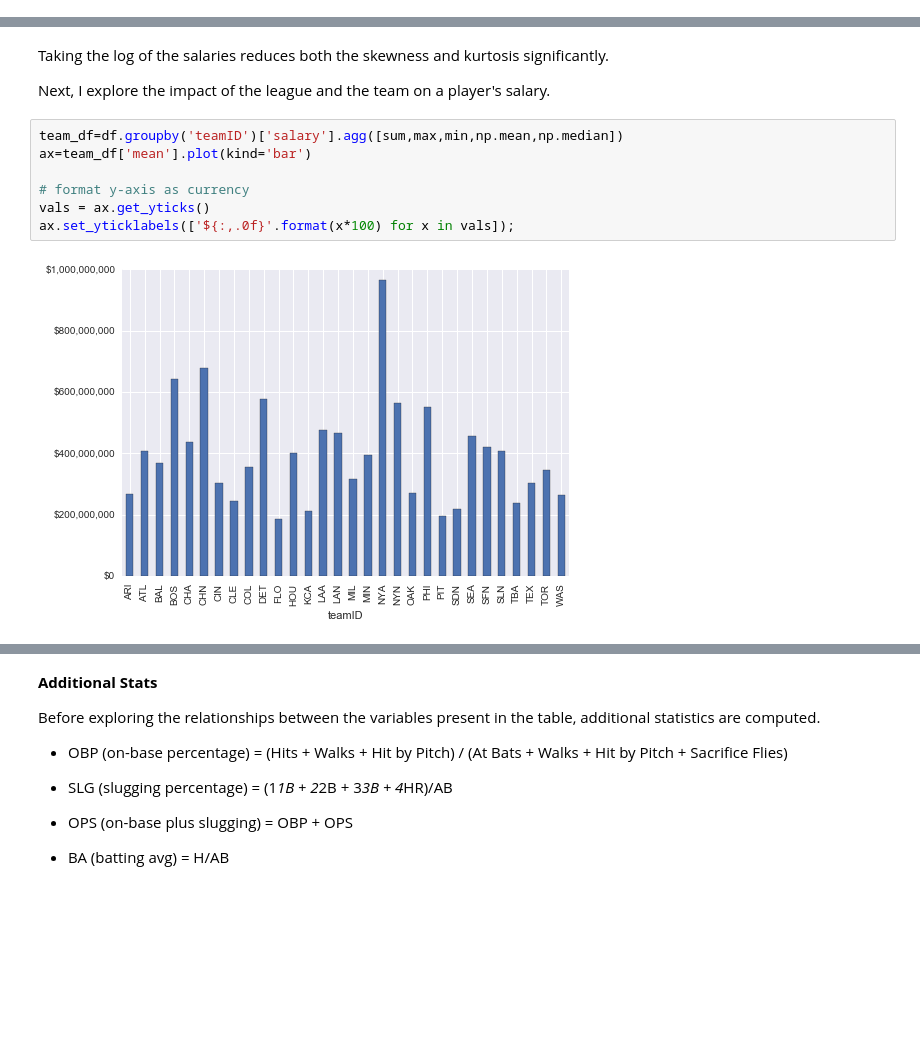
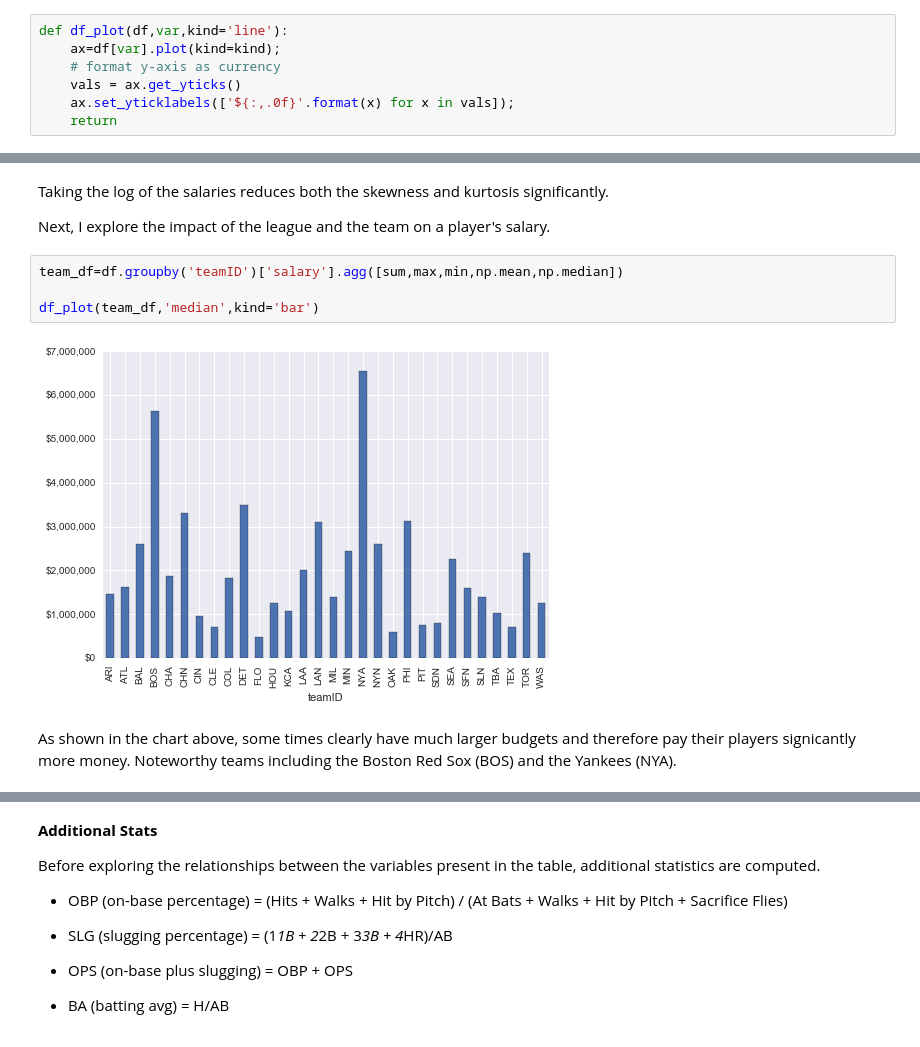
Before and after one commit to ian-whitestone/UD170, a Jupyter notebook: UD170 - Data Exploration - Batters.ipynb, the cells around one changed output, grey strips where cells are left out. Drawn from its saved outputs; the diff is of its cells as text; blank space fills up the shorter version.

```diff
--- a/UD170 - Data Exploration - Batters.ipynb
+++ b/UD170 - Data Exploration - Batters.ipynb
@@ -239 +239,8 @@ yearly_df
+# %%
+def df_plot(df,var,kind='line'):
+    ax=df[var].plot(kind=kind);
+    # format y-axis as currency
+    vals = ax.get_yticks()
+    ax.set_yticklabels(['${:,.0f}'.format(x) for x in vals]);
+    return
 # %%
@@ -288,11 +288,10 @@ Taking the log of the salaries reduces both the skewness and kurtosis significan
 Next, I explore the impact of the league and the team on a player's salary.
 # %%
 team_df=df.groupby('teamID')['salary'].agg([sum,max,min,np.mean,np.median])
-ax=team_df['mean'].plot(kind='bar')
 
-# format y-axis as currency
-vals = ax.get_yticks()
-ax.set_yticklabels(['${:,.0f}'.format(x*100) for x in vals]);
+df_plot(team_df,'median',kind='bar')
 # %% [output]
-[figure, old version]
+[figure, new version]
+# %% [markdown]
+As shown in the chart above, some times clearly have much larger budgets and therefore pay their players signicantly more money. Noteworthy teams including the Boston Red Sox (BOS) and the Yankees (NYA).
 # %%
```
Also changed, not shown: parts of 16 cells of this notebook.
